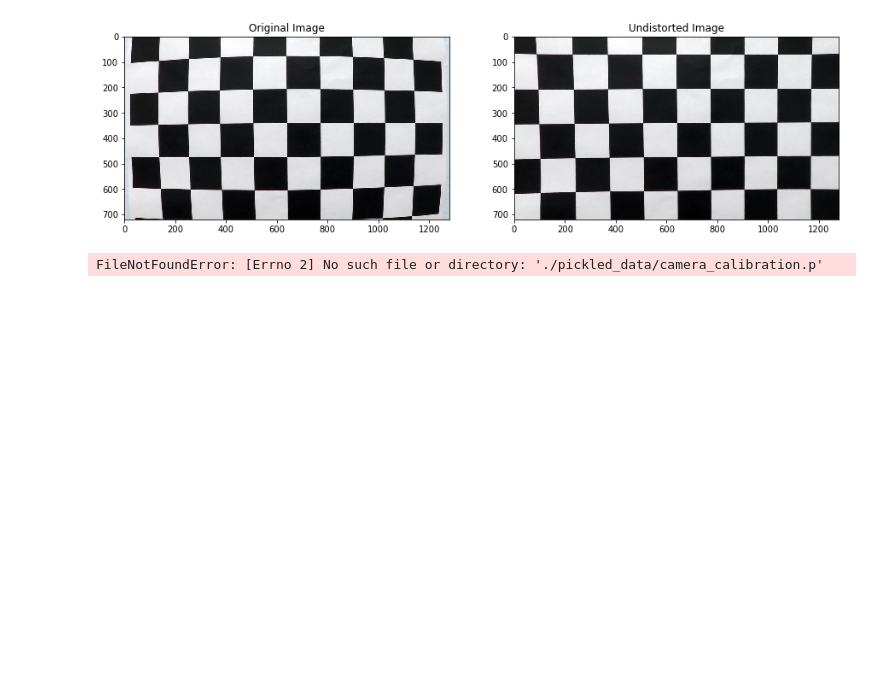
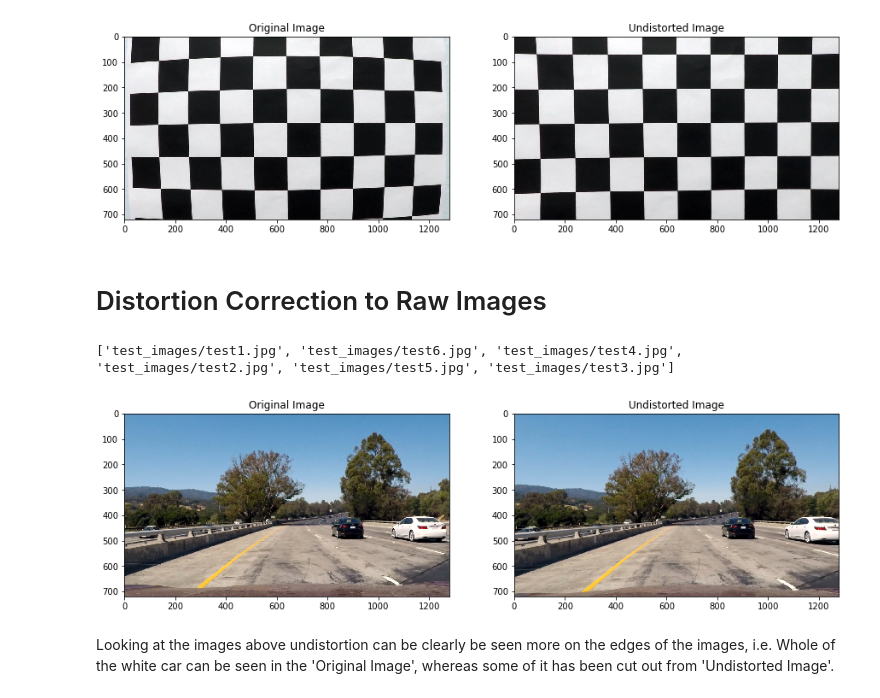
Before and after one commit to Rxmeez/SDCND-1-AdvanceLaneFinding, a Jupyter notebook: AdvanceLaneLines.ipynb, the cells around one changed output. Saved outputs shown, nothing was run; the diff lists cells and outputs as text; code cells hidden in the pictures; blank space fills up the shorter version.

Commit message:
Undistortion applied to raw images

```diff
--- a/AdvanceLaneLines.ipynb
+++ b/AdvanceLaneLines.ipynb
@@ -95,6 +95,33 @@ plt.show()
 # %% [output]
 [figure]
 # %%
-pickle.dump( { 'mtx': mtx, 'dist': dist }, open('./pickled_data/camera_calibration.p', 'wb'))
+# Saved the value for mtx and dist in a pickle format
+pickle.dump( { 'mtx': mtx, 'dist': dist }, open('./camera_cal/pickled_data/camera_calibration.p', 'wb'))
-# %% [output]
-FileNotFoundError: [Errno 2] No such file or directory: './pickled_data/camera_calibration.p'
+# %% [markdown]
+# Distortion Correction to Raw Images
+# %%
+raw_test_filenames = []
+for test_filename in glob.glob('test_images/test*'):
+    raw_test_filenames.append(test_filename)
+# %%
+print(raw_test_filenames)
+# %% [output]
+['test_images/test1.jpg', 'test_images/test6.jpg', 'test_images/test4.jpg', 'test_images/test2.jpg', 'test_images/test5.jpg', 'test_images/test3.jpg']
+# %%
+test_img = cv2.imread(raw_test_filenames[0])
+test_img = cv2.cvtColor(test_img, cv2.COLOR_BGR2RGB)
+test_img_size = (test_img.shape[1], test_img.shape[0])  # w x h
+
+test_dst = cv2.undistort(test_img, mtx, dist, None, mtx)
+plt.figure(figsize=(15,15))
+plt.subplot(121)
+plt.title("Original Image")
+plt.imshow(test_img)
+plt.subplot(122)
+plt.title("Undistorted Image")
+plt.imshow(test_dst)
+plt.show()
+# %% [output]
+[figure, added]
+# %% [markdown]
+Looking at the images above undistortion can be clearly be seen more on the edges of the images, i.e. Whole of the white car can be seen in the 'Original Image', whereas some of it has been cut out from 'Undistorted Image'.
```
Also changed, not shown: parts of 2 cells of this notebook.
